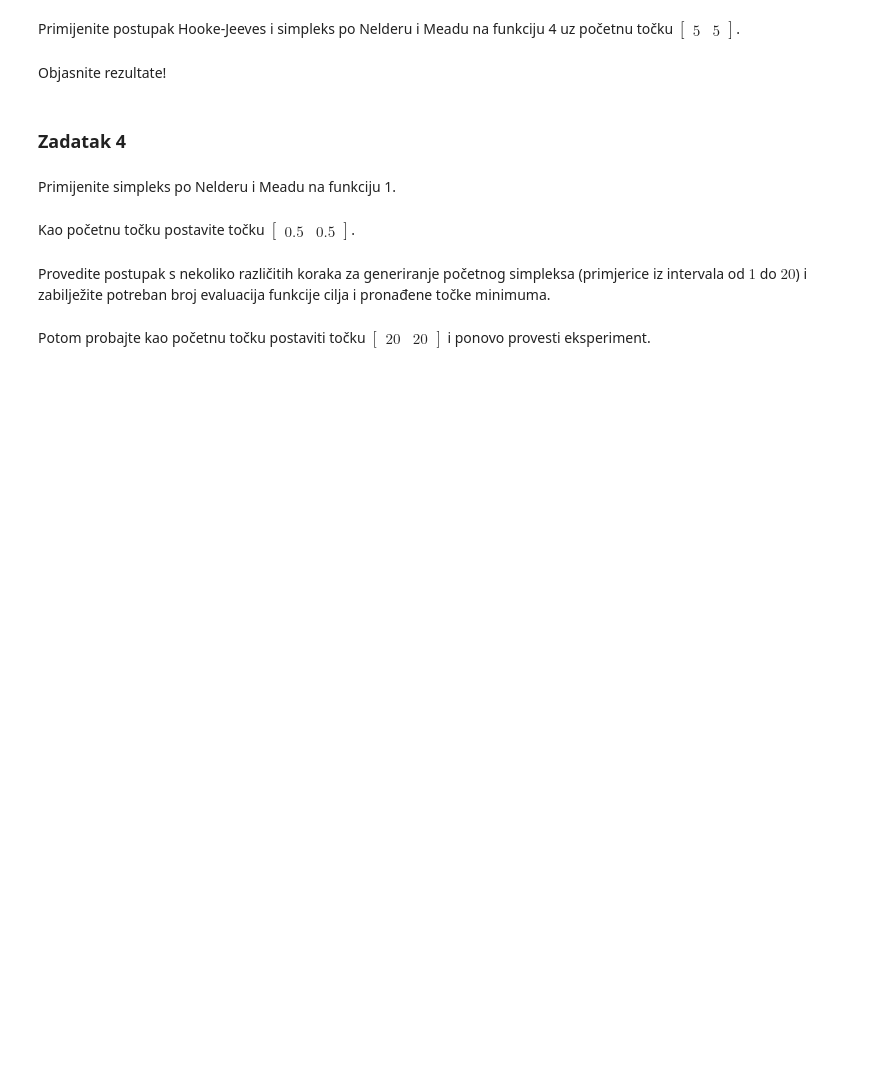
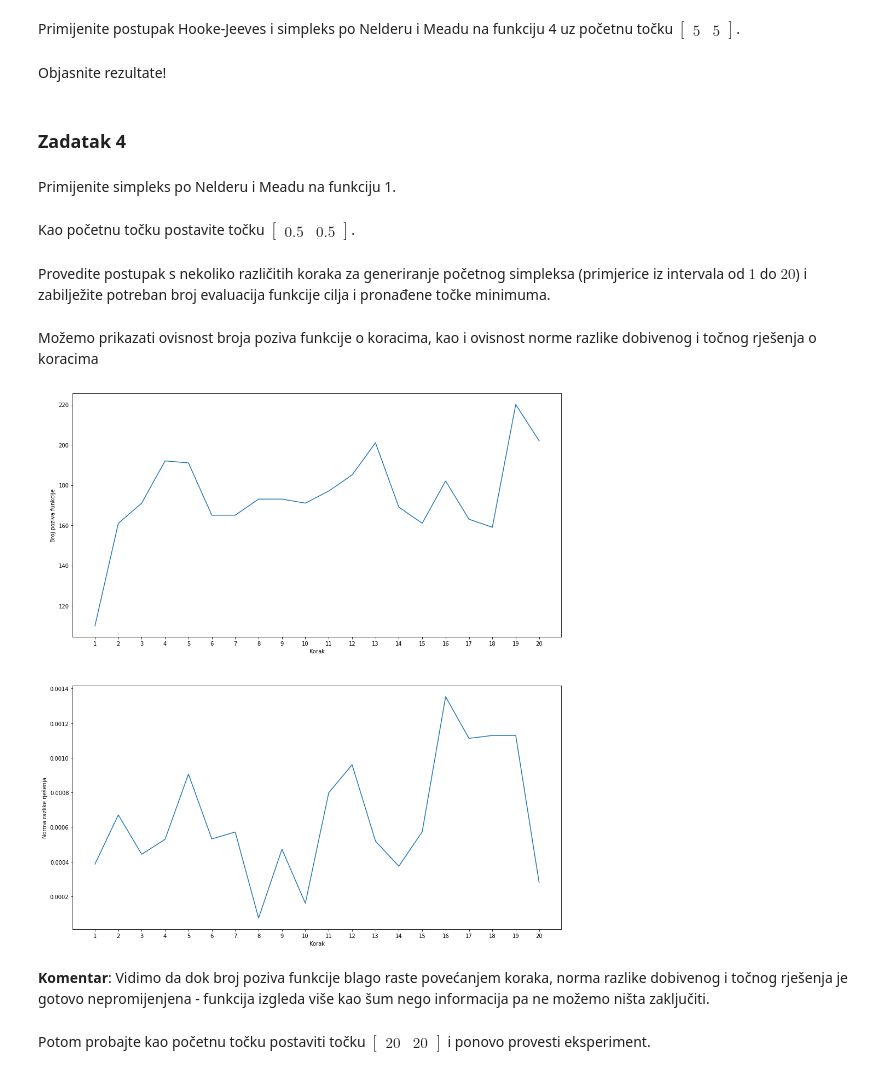
Before and after one commit to Yalfoosh/AIPR, a Jupyter notebook: dz/dz-02/demo/demo-01_hw-02.ipynb, the cells around one changed output. Drawn from its saved outputs; the diff is of its cells as text; code cells hidden in the pictures; blank space fills up the shorter version.

Commit message:
Popravi neke mušice. Dodaj Nelder Mead simpleks

```diff
--- a/dz/dz-02/demo/demo-01_hw-02.ipynb
+++ b/dz/dz-02/demo/demo-01_hw-02.ipynb
@@ -293,2 +299,51 @@ Provedite postupak s nekoliko različitih koraka za generiranje početnog simple
+# %%
+t4_result_dict = dict()
+t4_range = list(range(1, 20 + 1))
+t4_iterator = tqdm(t4_range, file=sys.stdout)
+
+for i in t4_iterator:
+    t4_iterator.set_description(f"Računam Nelder Mead Simpleks uz pomak {i}")
+
+    _t4_function = t4_function.get_new()
+
+    result = nelder_mead_simplex_search(
+        function=_t4_function,
+        start=t4_start,
+        stride=i,
+    )
+
+    t4_result_dict[i] = {
+        "minimum": result,
+        "call_count": _t4_function.call_count
+    }
+
+t4_iterator.close()
+# %% [markdown]
+Možemo prikazati ovisnost broja poziva funkcije o koracima, kao i ovisnost norme razlike dobivenog i točnog rješenja o koracima
+# %%
+t4_fig, t4_ax = plt.subplots(2, 1, figsize=(16, 18))
+
+t4_ax[0].plot(
+    t4_range, [t4_result_dict[x]["call_count"] for x in t4_range]
+)
+t4_ax[0].set_xlabel("Korak")
+t4_ax[0].set_ylabel("Broj poziva funkcije")
+t4_ax[0].xaxis.set_ticks(t4_range)
+
+t4_ax[1].plot(
+    t4_range,
+    [
+        np.linalg.norm(t4_result_dict[x]["minimum"] - np.array([1, 1]))
+        for x in t4_range
+    ]
+)
+t4_ax[1].set_xlabel("Korak")
+t4_ax[1].set_ylabel("Norma razlike rješenja")
+t4_ax[1].xaxis.set_ticks(t4_range);
+# %% [output]
+[figure, added]
+# %% [markdown]
+**Komentar**: Vidimo da dok broj poziva funkcije blago raste povećanjem koraka, norma razlike dobivenog i točnog rješenja je gotovo nepromijenjena - funkcija izgleda više kao šum nego informacija pa ne možemo ništa zaključiti.
+<br>
 # %% [markdown]
 Potom probajte kao početnu točku postaviti točku $\begin{bmatrix}20 & 20\end{bmatrix}$ i ponovo provesti eksperiment.
```
Also changed, not shown: parts of 11 cells of this notebook, 7 other files.
